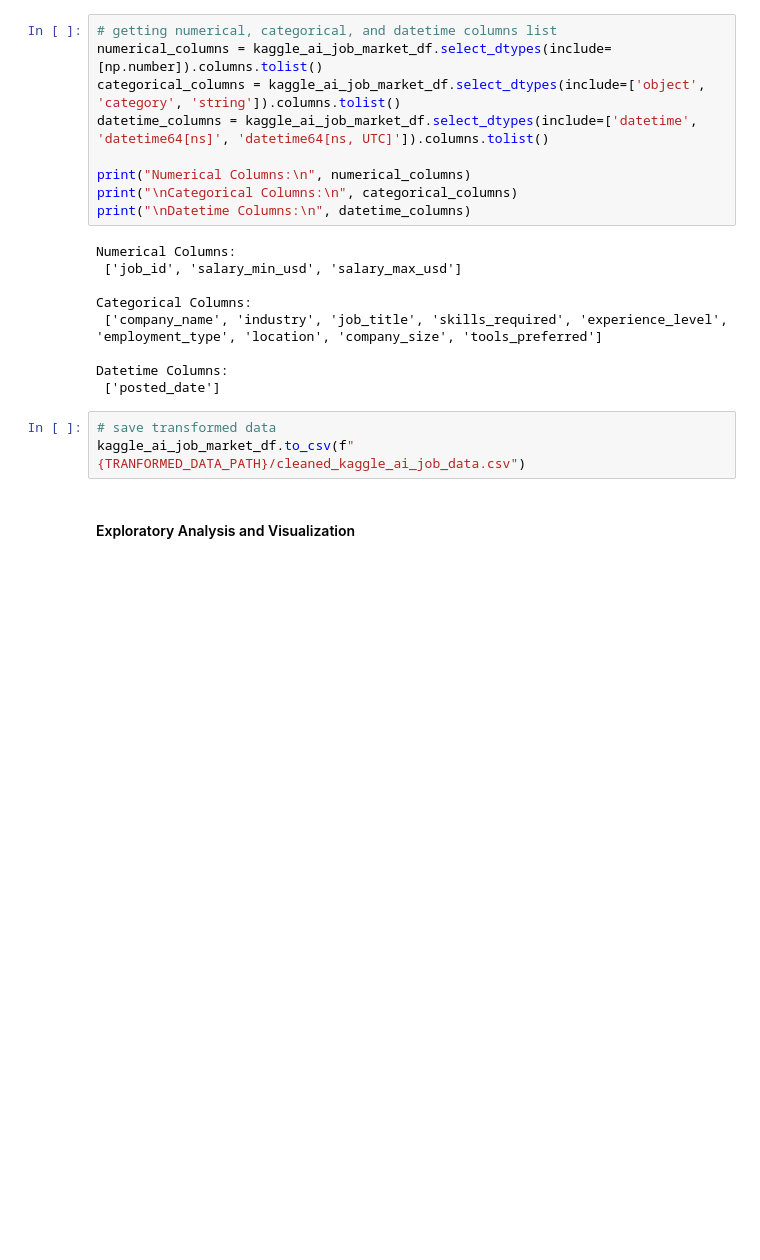
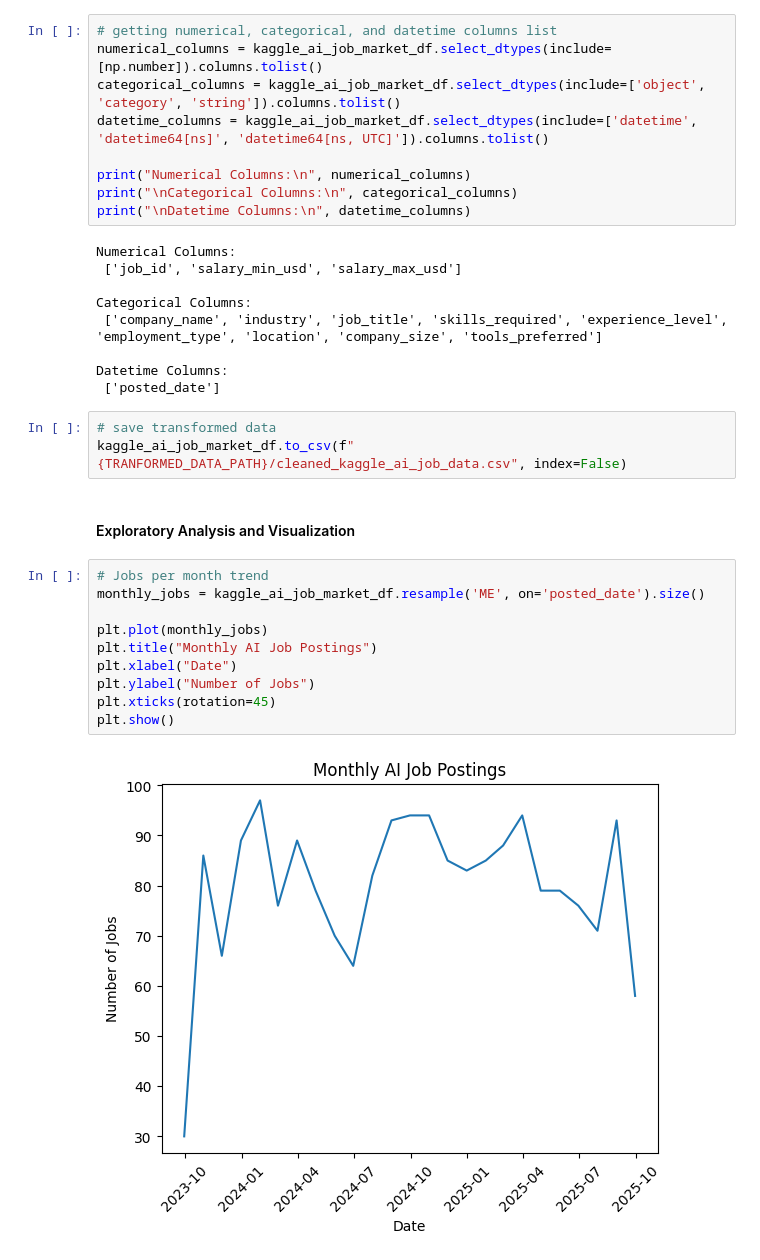
Before and after one commit to obaidhsn/AI620-Assignment1-25280049, a Jupyter notebook: transformation_pipeline.ipynb, the cells around one changed output. Saved outputs shown, nothing was run; the diff lists cells and outputs as text; blank space fills up the shorter version.

Commit message:
completed transformation code for two datasets, api and kaggle, updated requirements.txt and added transformed api_data

```diff
--- a/transformation_pipeline.ipynb
+++ b/transformation_pipeline.ipynb
@@ -123,6 +126,18 @@ Datetime Columns:
  ['posted_date']
 # %%
 # save transformed data
-kaggle_ai_job_market_df.to_csv(f"{TRANFORMED_DATA_PATH}/cleaned_kaggle_ai_job_data.csv")
+kaggle_ai_job_market_df.to_csv(f"{TRANFORMED_DATA_PATH}/cleaned_kaggle_ai_job_data.csv", index=False)
 # %% [markdown]
 #### Exploratory Analysis and Visualization
+# %%
+# Jobs per month trend
+monthly_jobs = kaggle_ai_job_market_df.resample('ME', on='posted_date').size()
+
+plt.plot(monthly_jobs)
+plt.title("Monthly AI Job Postings")
+plt.xlabel("Date")
+plt.ylabel("Number of Jobs")
+plt.xticks(rotation=45)
+plt.show()
+# %% [output]
+[figure, added]
```
Also changed, not shown: parts of 30 cells of this notebook, 2 other files.
